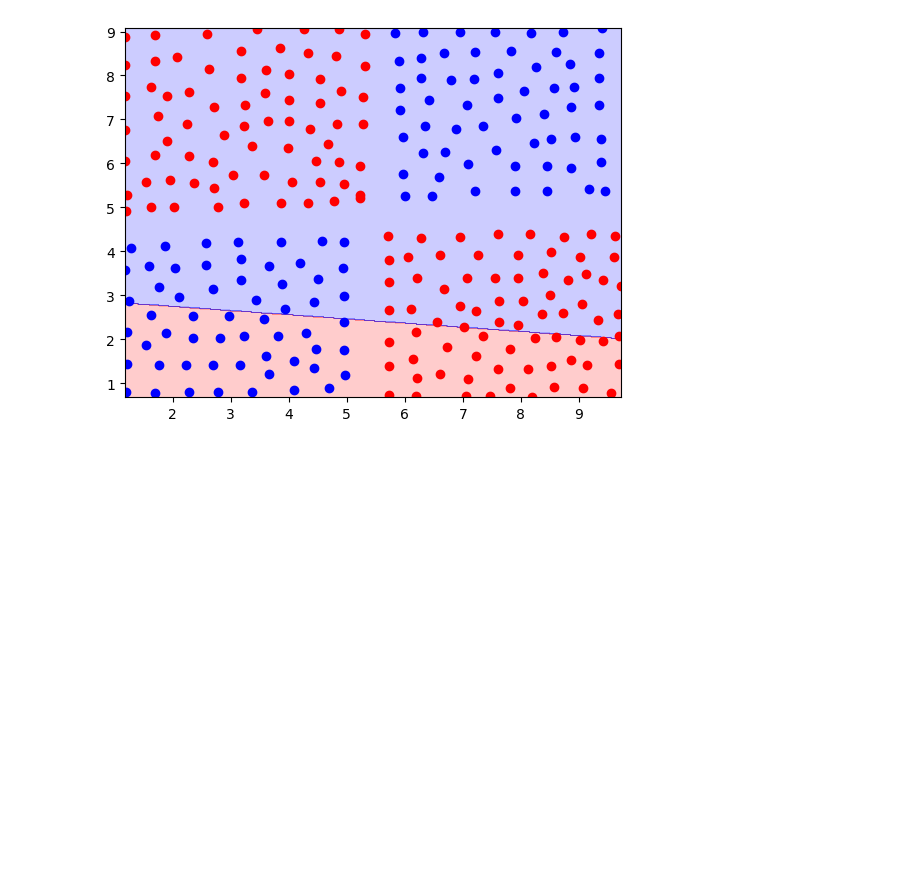
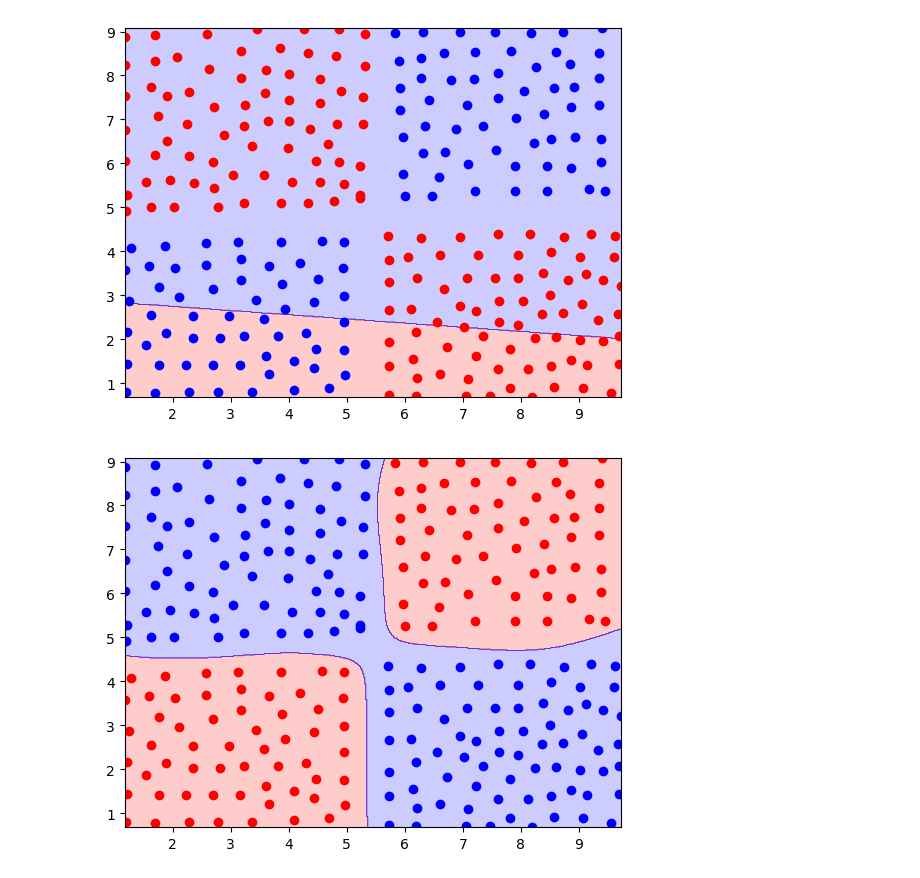
Before and after one commit to OthmaneAbder2303/ML-Concepts, a Jupyter notebook: ML-Fall-2025/xor_MLPClassifier.ipynb, the cells around one changed output. Saved outputs shown, nothing was run; the diff lists cells and outputs as text; code cells hidden in the pictures; blank space fills up the shorter version.

Commit message:
MLPClassifier with different solvers

```diff
--- a/ML-Fall-2025/xor_MLPClassifier.ipynb
+++ b/ML-Fall-2025/xor_MLPClassifier.ipynb
@@ -80,3 +80,20 @@ plt.scatter(data2[:,0], data2[:,1], c= 'b')
 plt.show()
 # %% [output]
 [figure]
+# %%
+my_model = MLPClassifier(hidden_layer_sizes = (10,10), \
+                         activation = 'logistic',
+                         solver = 'lbfgs', max_iter=100000, alpha=.1)
+
+my_model.fit(data, np.squeeze(targets.reshape(-1,1)))
+prediction = my_model.predict(data_grid)
+
+plt.contourf(xx1, xx2, prediction.reshape(np.shape(xx1)), \
+             alpha = 0.2, cmap =cm_bright)
+
+
+plt.scatter(data1[:,0], data1[:,1], c= 'b')
+plt.scatter(data2[:,0], data2[:,1], c= 'r')
+plt.show()
+# %% [output]
+[figure, added]
```
Also changed, not shown: parts of 1 cell of this notebook.
